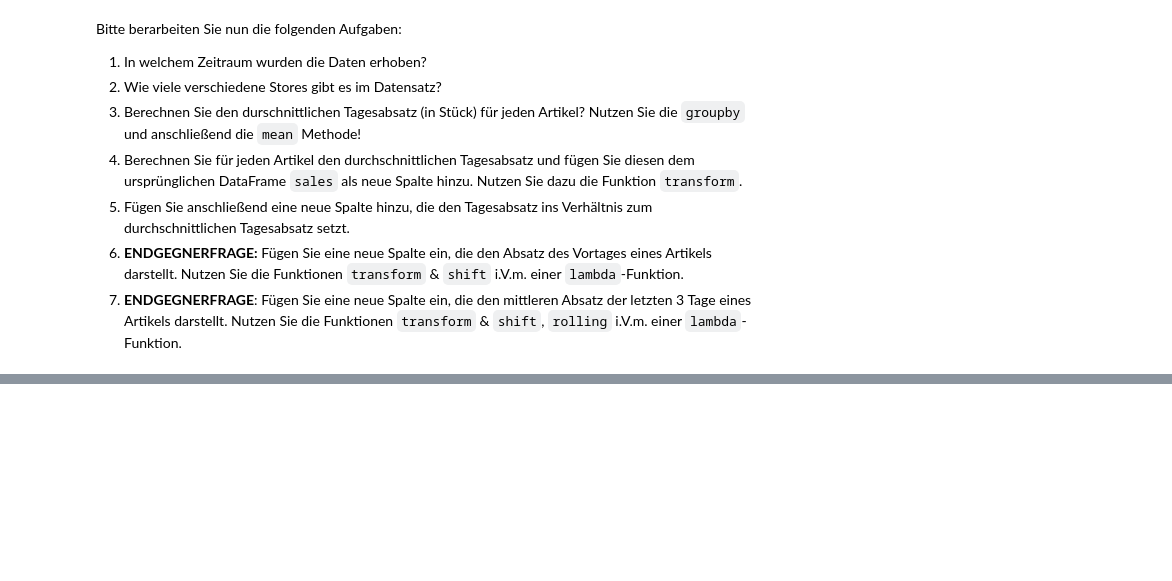
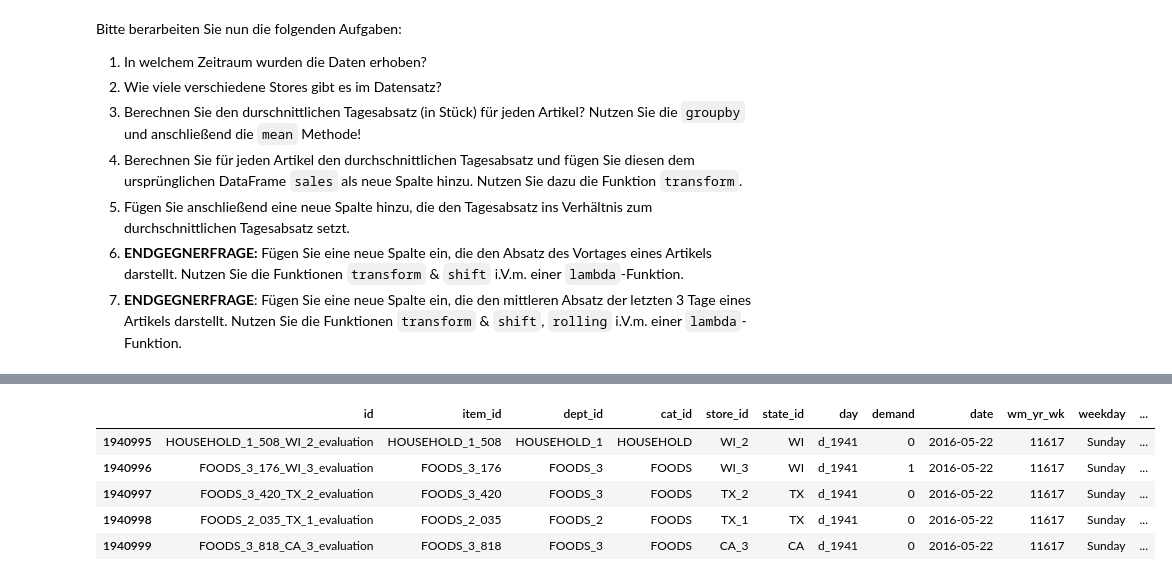
Before and after one commit to AlexKressner/Business_Intelligence, a Jupyter notebook: Pandas_Intro.ipynb, the cells around one changed output, grey strips where cells are left out. Saved outputs shown, nothing was run; the diff lists cells and outputs as text; code cells hidden in the pictures; blank space fills up the shorter version.

```diff
--- a/Pandas_Intro.ipynb
+++ b/Pandas_Intro.ipynb
@@ -561,0 +1416,10 @@ Bitte berarbeiten Sie nun die folgenden Aufgaben:
+# %%
+sales["demand_day_before"] = sales.groupby("id")["demand"].transform(lambda x: x.shift(1))
+sales.tail()
+# %% [output]
+|  | id | item_id | dept_id | cat_id | store_id | state_id | day | demand | date | wm_yr_wk | weekday | ... |
+| 1940995 | HOUSEHOLD_1_508_WI_2_evaluation | HOUSEHOLD_1_508 | HOUSEHOLD_1 | HOUSEHOLD | WI_2 | WI | d_1941 | 0 | 2016-05-22 | 11617 | Sunday | ... |
+| 1940996 | FOODS_3_176_WI_3_evaluation | FOODS_3_176 | FOODS_3 | FOODS | WI_3 | WI | d_1941 | 1 | 2016-05-22 | 11617 | Sunday | ... |
+| 1940997 | FOODS_3_420_TX_2_evaluation | FOODS_3_420 | FOODS_3 | FOODS | TX_2 | TX | d_1941 | 0 | 2016-05-22 | 11617 | Sunday | ... |
+| 1940998 | FOODS_2_035_TX_1_evaluation | FOODS_2_035 | FOODS_2 | FOODS | TX_1 | TX | d_1941 | 0 | 2016-05-22 | 11617 | Sunday | ... |
+| 1940999 | FOODS_3_818_CA_3_evaluation | FOODS_3_818 | FOODS_3 | FOODS | CA_3 | CA | d_1941 | 0 | 2016-05-22 | 11617 | Sunday | ... |
```
Also changed, not shown: parts of 120 cells of this notebook.
